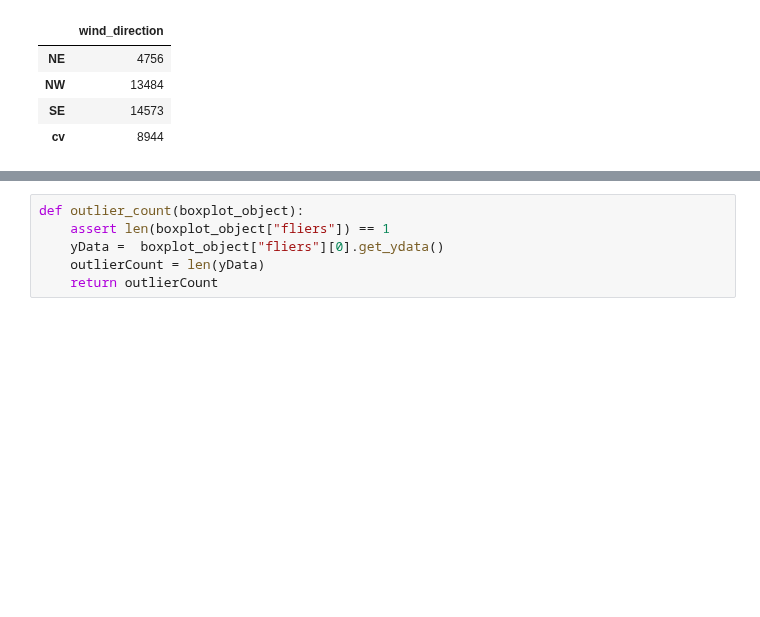
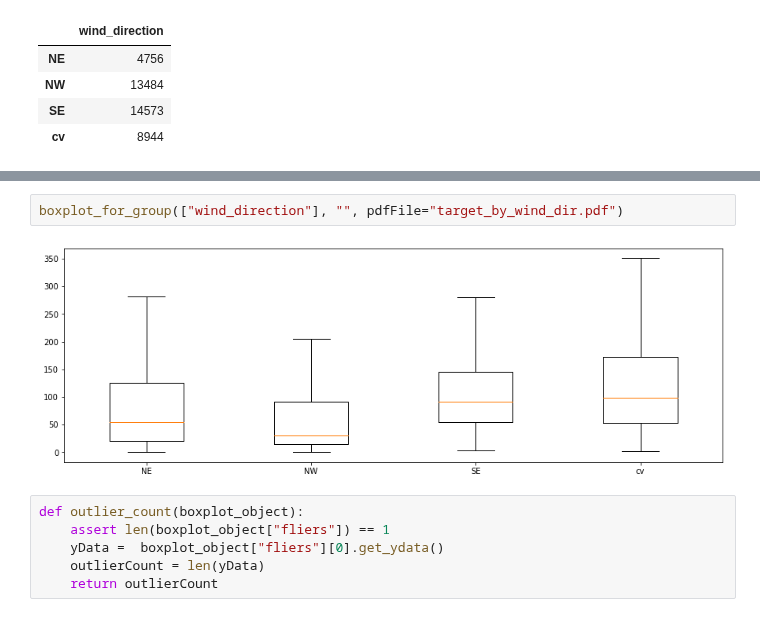
Before and after one commit to theazgra/dataAnalysisCourse, a Jupyter notebook: MAD_III/project/analysis.ipynb, the cells around one changed output, grey strips where cells are left out. Drawn from its saved outputs; the diff is of its cells as text; blank space fills up the shorter version.

```diff
--- a/MAD_III/project/analysis.ipynb
+++ b/MAD_III/project/analysis.ipynb
@@ -182,3 +217,7 @@ plt.bar(windDirDf.index.values,windDirDf.wind_direction.values)
+# %%
+boxplot_for_group(["wind_direction"], "", pdfFile="target_by_wind_dir.pdf")
+# %% [output]
+[figure, added]
 # %%
 def outlier_count(boxplot_object):
     assert len(boxplot_object["fliers"]) == 1
```
Also changed, not shown: parts of 16 cells of this notebook, 19 other files.
